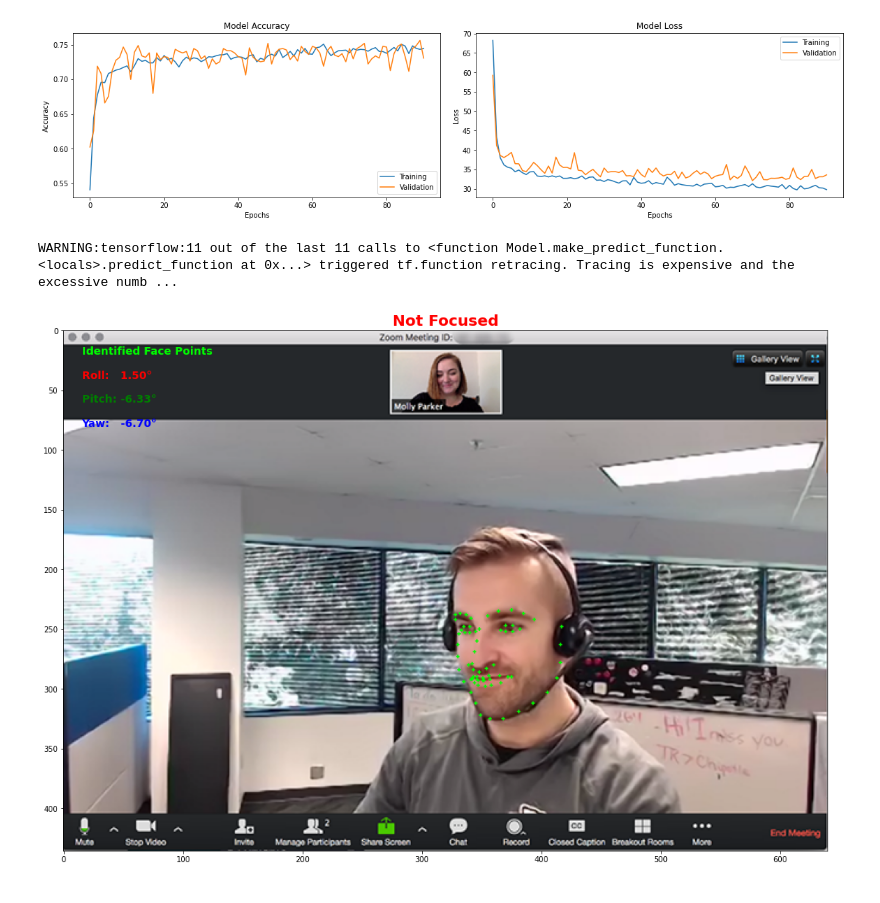
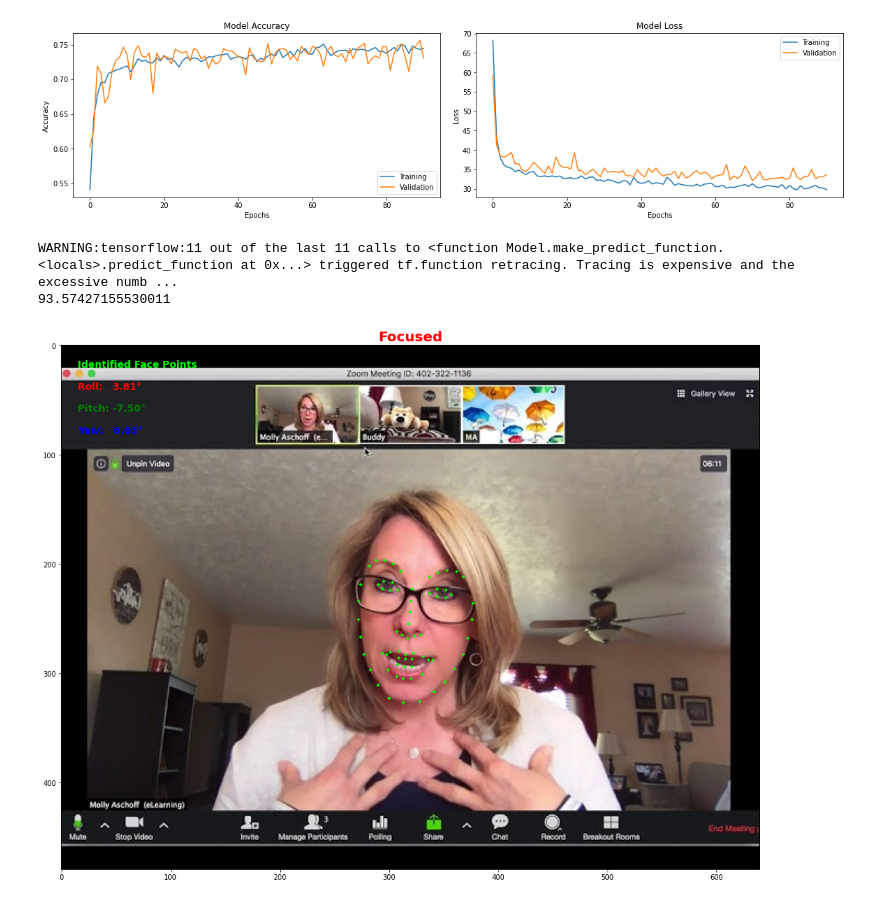
Before and after one commit to justinliu23/Alert.AI, a Jupyter notebook: Face_Pose_Estimator.ipynb, the cells around one changed output. Saved outputs shown, nothing was run; the diff lists cells and outputs as text; code cells hidden in the pictures.

```diff
--- a/Face_Pose_Estimator.ipynb
+++ b/Face_Pose_Estimator.ipynb
@@ -180,7 +180,7 @@ def compute_features(face_points):
     return np.array(features).reshape(1, -1)
 # %%
 model = load_model(model_filepath)
-testing_img_path = r'/content/drive/MyDrive/Colab Notebooks/MIT Blueprint 2021/Face Pose Estimator/Testing Images/zoom guy.png'
+testing_img_path = r'/content/drive/MyDrive/Colab Notebooks/MIT Blueprint 2021/Face Pose Estimator/Testing Images/hands up.jpg'
 
 img = cv2.imread(testing_img_path, cv2.IMREAD_COLOR)
 img = cv2.cvtColor(img, cv2.COLOR_BGR2RGB)
@@ -199,39 +199,43 @@ except:
 y_pred = model.predict(features)
 roll, pitch, yaw = y_pred[0]
 
+MAX_ROTATION = 90
+
 # Calculate an overall score for student's focus/attention level
-focus_score = abs(roll) + abs(pitch) + abs(yaw)
-FOCUSED_THRESHOLD = 10
+focus_score = (((MAX_ROTATION - abs(roll)) + (MAX_ROTATION - abs(pitch)) + (MAX_ROTATION - abs(yaw)))/(3 * MAX_ROTATION)) * 100
+print(focus_score)
+FOCUSED_THRESHOLD = 90
 
-if FOCUSED_THRESHOLD < focus_score:
+if focus_score < FOCUSED_THRESHOLD:
     status = 'Not Focused'
 else:
     status = 'Focused'
 
 plt.figure(figsize=(18, 18))
 font_settings = {'family': 'DejaVu Sans',
                   'color' : 'red',
                   'weight': 'heavy',
                   'size'  :  20}
 
 plt.title(status, fontdict=font_settings)
 
 if located_face_points:
     font_settings.update({'color' : 'lime', 'size': 14})
     plt.text(15, 20, 'Identified Face Points', fontdict=font_settings)
 else:
     font_settings.update({'color' : 'firebrick', 'size': 14})
     plt.text(15, 20, 'Unidentifiable Face Points', fontdict=font_settings)
 
 font_settings.update({'color': 'red'})
 plt.text(15, 40, 'Roll:   {:.2f}°'.format(roll), fontdict=font_settings)
 font_settings.update({'color': 'green'})
 plt.text(15, 60, 'Pitch: {:.2f}°'.format(pitch), fontdict=font_settings)
 font_settings.update({'color': 'blue'})
 plt.text(15, 80, 'Yaw:   {:.2f}°'.format(yaw), fontdict=font_settings)
 
 plt.imshow(img)
 plt.show()
 # %% [output]
 WARNING:tensorflow:11 out of the last 11 calls to <function Model.make_predict_function.<locals>.predict_function at 0x...> triggered tf.function retracing. Tracing is expensive and the excessive numb ...
+93.57427155530011
-[figure, old version]
+[figure, new version]
```
Also changed, not shown: parts of 3 cells of this notebook.
